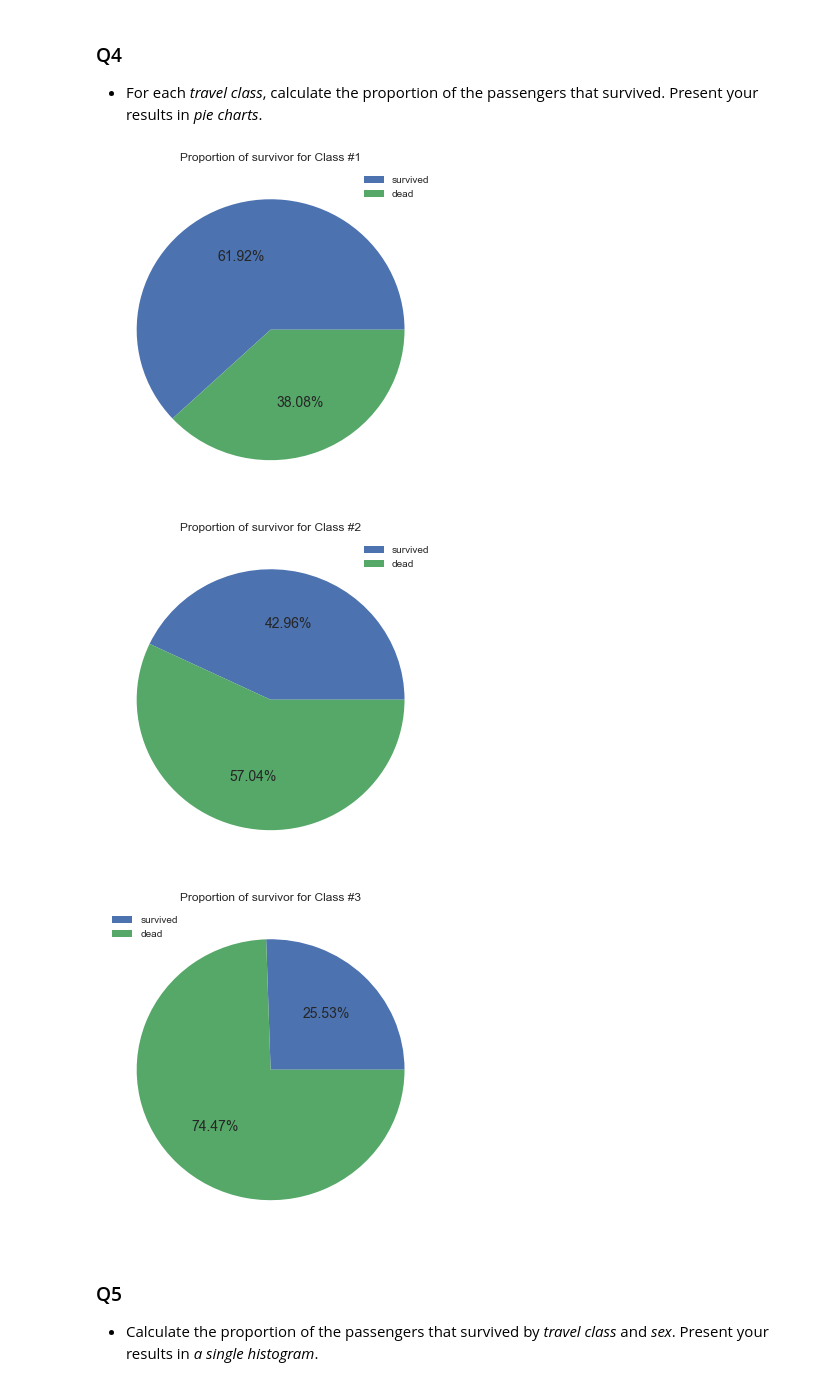
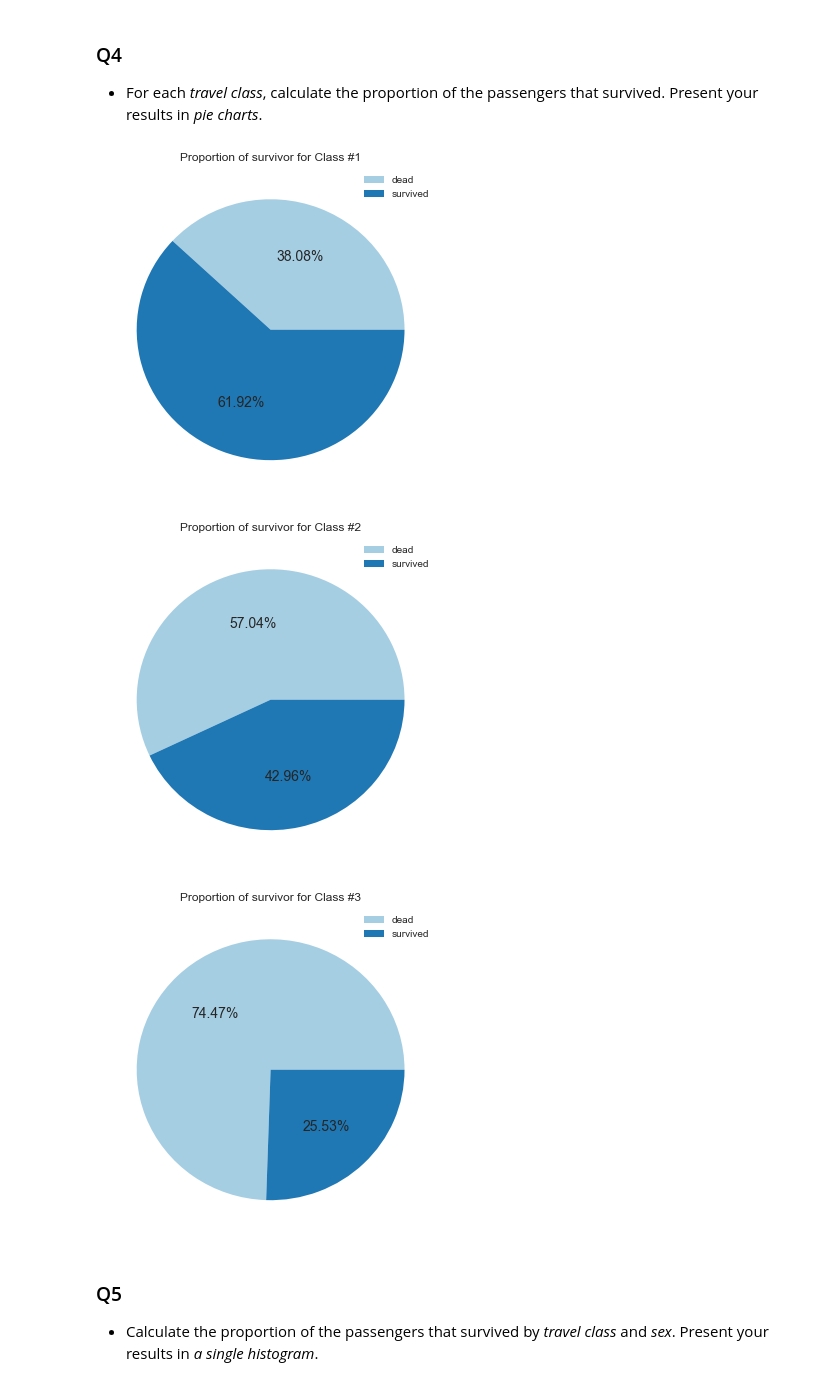
Before and after one commit to raphaelBarman/ADA-dh, a Jupyter notebook: 01 - Pandas and Data Wrangling/Homework 1.ipynb, the cells around one changed output. Drawn from its saved outputs; the diff is of its cells as text; code cells hidden in the pictures.

```diff
--- a/01 - Pandas and Data Wrangling/Homework 1.ipynb
+++ b/01 - Pandas and Data Wrangling/Homework 1.ipynb
@@ -348,5 +273,6 @@ df.survived.cat.categories = ['dead', 'survived']
 df['sex'] = df.sex.astype('category')
 
 df['embarked'] = df.embarked.astype('category')
+df.embarked.cat.categories = ['Cherbourg', 'Queenstown','Southampton']
 # %% [markdown]
 ### Q2
@@ -389,8 +315,9 @@ plt.show();
 We chose to drop all numbers in the cabin and to only keep the last letter for the floor. We had to make this last decision because there were inconsistencies in the data, with cabin such as 'F G63'. We also assumed that if there were several cabin for a group of person, they were all on the same floor thus it does not change our result.
 # %%
 ax = df.cabin.dropna().str.replace('[0-9]*', '')\
-    .replace({r'^.*([A-Z])': r'\1'}, regex=True)\
-    .value_counts().sort_index().plot(kind='pie',title='Cabin floor repartition', fontsize=14, figsize=(6, 6));
+    .replace({r'^.*([A-Z])$': r'\1'}, regex=True)\
+    .value_counts().sort_index()\
+    .plot.pie(title='Cabin floor repartition', fontsize=14, figsize=(6, 6), colors=sns.color_palette("Paired", 9));
 ax.set_ylabel('')
 plt.show();
 # %% [output]
@@ -399,17 +326,18 @@ plt.show();
 ### Q4
 - For each *travel class*, calculate the proportion of the passengers that survived. Present your results in *pie charts*.
 # %%
-# For each cabin class, we draw a pie
+# For each travel class, we draw a pie
 for title, group in df.groupby(df.pclass):
-    ax = group.survived.value_counts().sort_index(ascending=False)\
+    ax = group.survived.value_counts().sort_index(ascending=True)\
         .plot(kind='pie',title='Proportion of survivor for Class #' + str(title),\
-              labels=None,legend=True,autopct='%.2f%%',fontsize=14, figsize=(6, 6))
+              labels=None,legend=True,autopct='%.2f%%',fontsize=14, figsize=(6, 6),\
+              colors=sns.color_palette("Paired", 2))
     ax.set_ylabel('')
     plt.show();
 # %% [output]
-[figure, old version]
+[figure, new version]
-[figure, old version]
+[figure, new version]
-[figure, old version]
+[figure, new version]
 # %% [markdown]
 ### Q5
 - Calculate the proportion of the passengers that survived by *travel class* and *sex*. Present your results in *a single histogram*.
```
Also changed, not shown: parts of 11 cells of this notebook.
